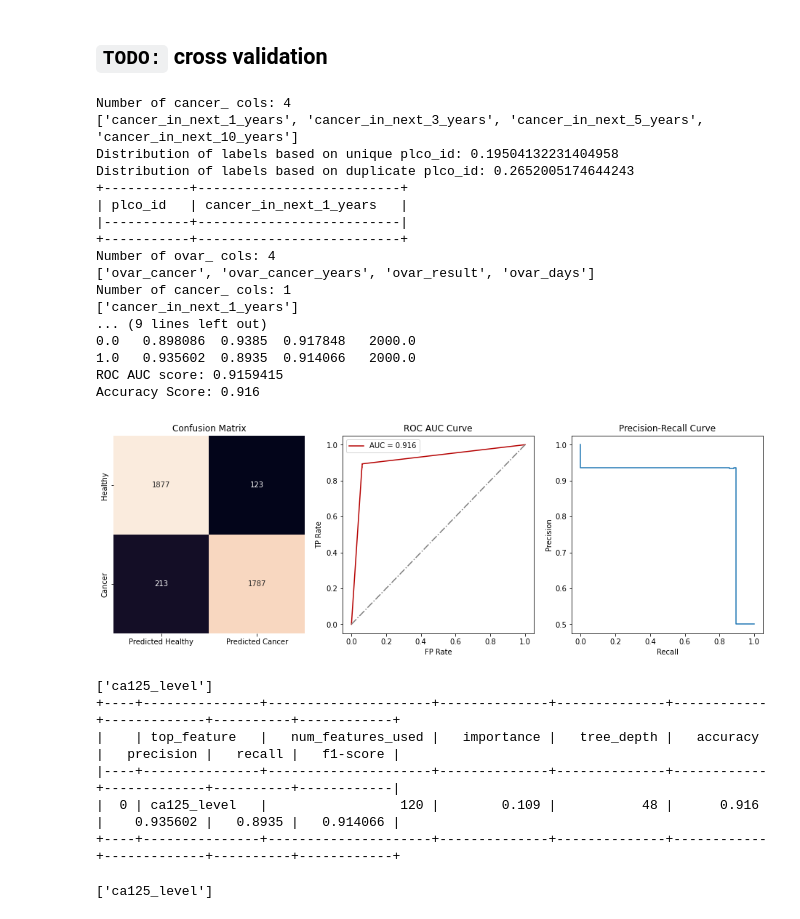
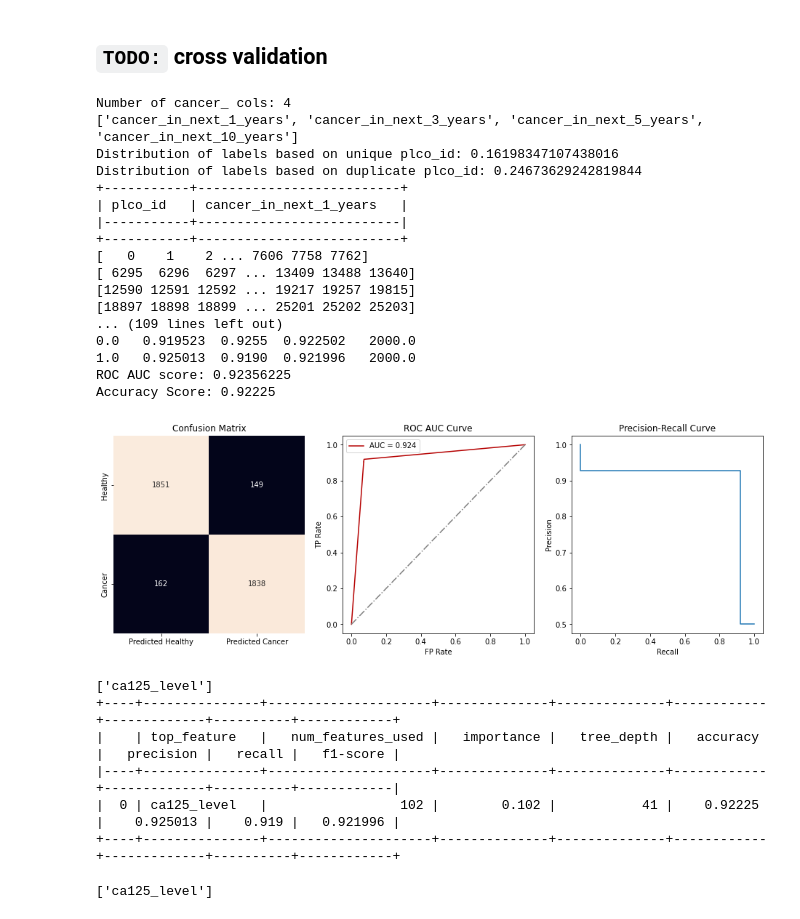
Before and after one commit to fedorenkood/ovarian_cancer_models, a Jupyter notebook: processing.ipynb, the cells around one changed output. Drawn from its saved outputs; the diff is of its cells as text; code cells hidden in the pictures.

```diff
--- a/processing.ipynb
+++ b/processing.ipynb
@@ -397,11 +334,0 @@ np.sum(y_test)/(np.sum(y_train) + np.sum(y_test))
-# %%
-train_size = int(n_max_per_class * 0.8)
-test_size  = int(n_max_per_class * 0.2)
-train_fold_size  = int(9 * train_size / 10)
-test_fold_size  = int(train_size / 10)
-X_train = resample_max(X_train, label, train_size, replace=True)
-X_test = resample_max(X_test, label, test_size, replace=True)
-# %%
-y_train = X_train[label]
-y_test = X_test[label]
-np.sum(y_test)/(np.sum(y_train) + np.sum(y_test))
@@ -410,18 +334,0 @@ np.sum(y_test)/(np.sum(y_train) + np.sum(y_test))
-# %%
-strtfdKFold = StratifiedKFold(n_splits=10)
-kfold = strtfdKFold.split(X_train, y_train)
-kfold_resampled = []
-for k, (train, test) in enumerate(kfold):
-    train = source_df.iloc[train, :]
-    # print_df(train)
-    test = source_df.iloc[test]
-    train = resample_max(train, label, train_fold_size, replace=True)
-    test = resample_max(test, label, test_fold_size, replace=True)
-    kfold_resampled.append((train, test))
-    # X_train = train
-    # X_test =
-    # y_train =
-    # y_test =
-# %%
-source_df = remove_featues_startswith(source_df, ['cancer_'], [label])
-source_df = source_df[source_df[label].notnull()]
@@ -574,7 +469,6 @@ for i in range(drop_n_features):
         cv_scores = []
         pipeline = make_pipeline(StandardScaler(), classifier)
         for k_fold_lambda in k_fold_lambdas:
-            continue
             X_train_cv, X_test_cv, y_train_cv, y_test_cv = k_fold_lambda()
             pipeline.fit(X_train_cv, y_train_cv)
             score = pipeline.score(X_test_cv, y_test_cv)
@@ -614,50 +508,50 @@ for i in range(drop_n_features):
                 # 'boundary': 0,
                 'num_features_used': len(feature_importances[feature_importances['importance'] > 0]),
                 'importance': round(feature_importances.iloc[0]['importance'], 3),
                 'tree_depth': classifier.tree_.max_depth,
                 'accuracy': accuracy,
                 'precision': precision_score(y_test, y_pred),
                 'recall': recall_score(y_test, y_pred),
                 'f1-score': f1_score(y_test, y_pred),
             })
             if df_feature_importance_tree is not None:
                 df_feature_importance_tree = df_feature_importance_tree.merge(feature_importances, on='feature', how='outer', suffixes=[f'_tiral_{i}', f'_tiral_{i+1}'])
             else:
                 df_feature_importance_tree = feature_importances
             # print_df(feature_importances)
         auc_dict[classifier_type] = auc
         accuracy_dict[classifier_type] = accuracy
     trial_x = trial_x.drop(top_feature_importance, axis=1)
     print(top_feature_importance)
 
 # df_feature_importance_tree = df_feature_importance_tree[df_feature_importance_tree['importance'] > 0]
 # print_df(df_feature_importance_tree)
 print_df(pd.DataFrame(df_top_feature_importances))
 pd.DataFrame(df_top_feature_importances).to_csv(f'./top_{drop_n_features}_features_decision_tree.csv')
 # %% [output]
 Number of cancer_ cols: 4
 ['cancer_in_next_1_years', 'cancer_in_next_3_years', 'cancer_in_next_5_years', 'cancer_in_next_10_years']
-Distribution of labels based on unique plco_id: 0.19504132231404958
-Distribution of labels based on duplicate plco_id: 0.2652005174644243
+Distribution of labels based on unique plco_id: 0.16198347107438016
+Distribution of labels based on duplicate plco_id: 0.24673629242819844
 +-----------+--------------------------+
 | plco_id   | cancer_in_next_1_years   |
 |-----------+--------------------------|
 +-----------+--------------------------+
-Number of ovar_ cols: 4
-['ovar_cancer', 'ovar_cancer_years', 'ovar_result', 'ovar_days']
-Number of cancer_ cols: 1
-['cancer_in_next_1_years']
-... (9 lines left out)
-0.0   0.898086  0.9385  0.917848   2000.0
-1.0   0.935602  0.8935  0.914066   2000.0
-ROC AUC score: 0.9159415
-Accuracy Score: 0.916
+[   0    1    2 ... 7606 7758 7762]
+[ 6295  6296  6297 ... 13409 13488 13640]
+[12590 12591 12592 ... 19217 19257 19815]
+[18897 18898 18899 ... 25201 25202 25203]
+... (109 lines left out)
+0.0   0.919523  0.9255  0.922502   2000.0
+1.0   0.925013  0.9190  0.921996   2000.0
+ROC AUC score: 0.92356225
+Accuracy Score: 0.92225
-[figure, old version]
+[figure, new version]
 ['ca125_level']
 +----+---------------+---------------------+--------------+--------------+------------+-------------+----------+------------+
 |    | top_feature   |   num_features_used |   importance |   tree_depth |   accuracy |   precision |   recall |   f1-score |
 |----+---------------+---------------------+--------------+--------------+------------+-------------+----------+------------|
-|  0 | ca125_level   |                 120 |        0.109 |           48 |      0.916 |    0.935602 |   0.8935 |   0.914066 |
+|  0 | ca125_level   |                 102 |        0.102 |           41 |    0.92225 |    0.925013 |    0.919 |   0.921996 |
 +----+---------------+---------------------+--------------+--------------+------------+-------------+----------+------------+
 # %%
 
```
Also changed, not shown: parts of 24 cells of this notebook, 1 other file.
